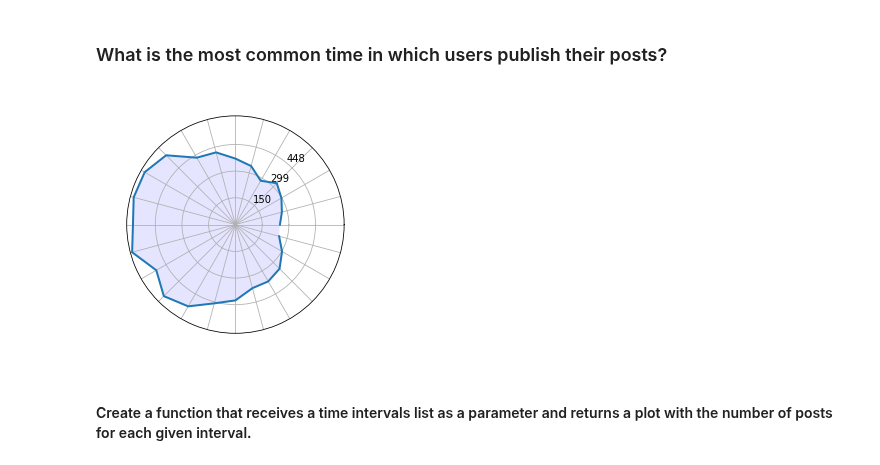
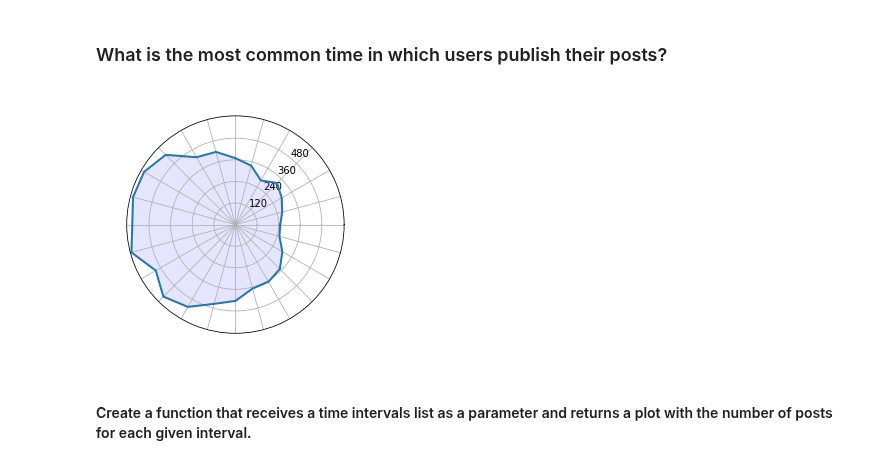
Before and after one commit to Prot10/ADM_HW_2, a Jupyter notebook: adm-matteo.ipynb, the cells around one changed output. Cells and saved outputs as stored; diff of their text form; code cells hidden in the pictures.

Commit message:
Improve plot_clock func

```diff
--- a/adm-matteo.ipynb
+++ b/adm-matteo.ipynb
@@ -511,36 +511,37 @@ time = posts.col(['cts'], index=False, nrows=10000)
 # %%
 time['hour'] = time['cts'].map(lambda x: x.hour).astype('Int8')
 
 def clock_graph(hours: pd.Series, labels:list=None):
+    # https://www.python-graph-gallery.com/390-basic-radar-chart
     N = len(hours)
-    # What will be the angle of each axis in the plot? (we divide the plot / number of variable)
     angles = [n / float(N) * 2 * pi for n in range(N)]
+    angles += angles[:1]
     hours = hours.iloc[-N//4-1:].append(hours.iloc[:-N//4-1])
     # Initialise the spider plot
     ax = plt.subplot(111, polar=True)
 
     # Draw one axe per variable + add labels
     labels = labels if labels is not None else hours.index
-    plt.xticks(angles, labels, color='white', size=15)
+    plt.xticks(angles[:-1], labels, color='white', size=15)
 
     # Draw ylabels
     ax.set_rlabel_position(50)
     M = hours.max()
-    ticks = list(map(round, [M/4, M/2, M*3/4]))
-    plt.yticks(ticks, list(map(str, ticks)), color="black", size=10)
-    plt.ylim(0,M+10)
+    ticks = list(map(round, [round(M*x/5/10)*10 for x in range(1,5)]))
+    plt.yticks(ticks, list(map(str,ticks)), color="black", size=10)
+    plt.ylim(0,M+M/100)
 
     # Plot data
-    ax.plot(angles, hours, linewidth=2, linestyle='solid')
+    ax.plot(angles, [*hours, hours.iloc[0]], linewidth=2, linestyle='solid')
 
     # Fill area
-    ax.fill(angles, hours, 'b', alpha=0.1)
+    ax.fill(angles[:-1], hours, 'b', alpha=0.1)
 
 hours = time.hour.value_counts(sort=False).sort_index(ascending=False).to_frame()
 
 clock_graph(hours.hour)
 # %% [output]
-[figure, old version]
+[figure, new version]
 # %% [markdown]
 #### Create a function that receives a time intervals list as a parameter and returns a plot with the number of posts for each given interval.
 # %%
```
Also changed, not shown: parts of 2 cells of this notebook.
